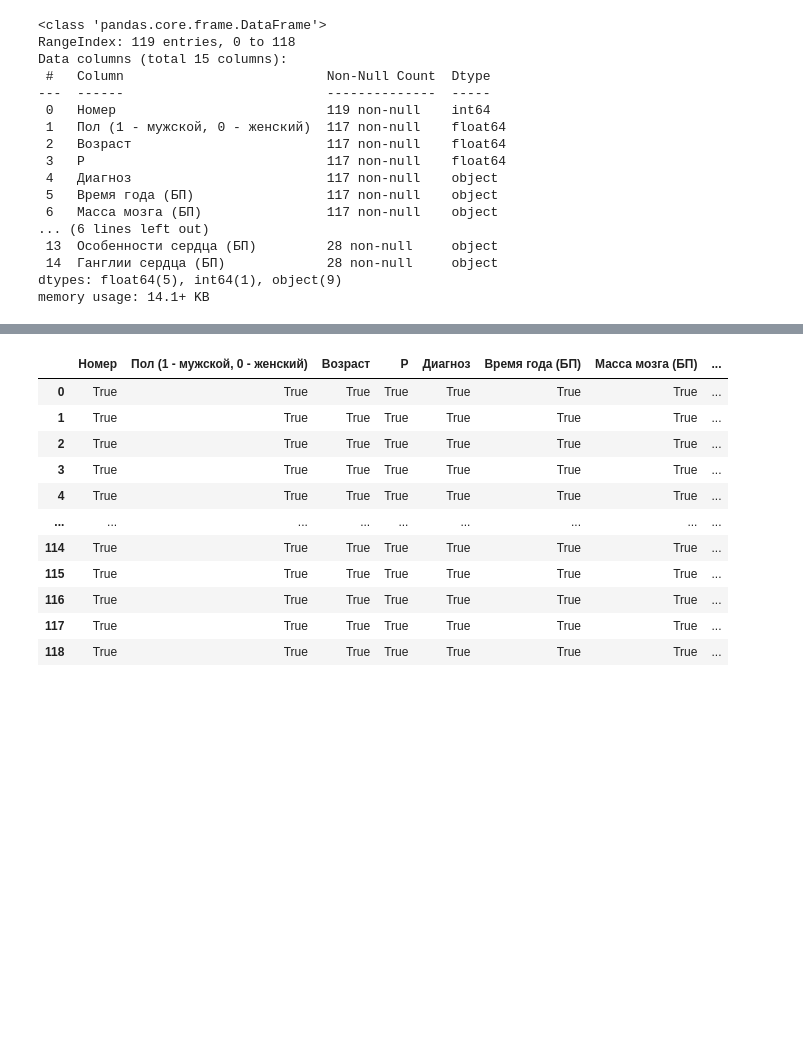
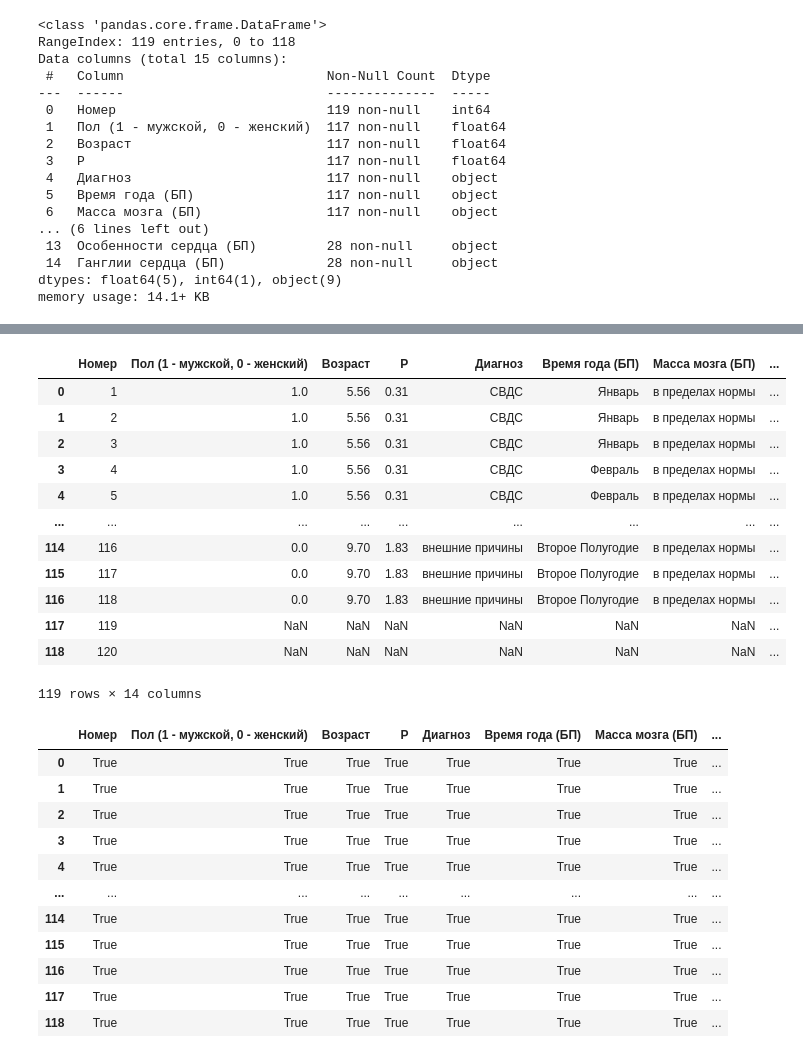
Before and after one commit to Erigardo/DataSci_Sudden_death, a Jupyter notebook: table_analyse.ipynb, the cells around one changed output, grey strips where cells are left out. Saved outputs shown, nothing was run; the diff lists cells and outputs as text; code cells hidden in the pictures; blank space fills up the shorter version.

```diff
--- a/table_analyse.ipynb
+++ b/table_analyse.ipynb
@@ -37,6 +38,6 @@ Data columns (total 15 columns):
  14  Ганглии сердца (БП)             28 non-null     object
 dtypes: float64(5), int64(1), object(9)
 memory usage: 14.1+ KB
-# %%
-# Заменим пропущенные значения средним значением по столбцу
-df_avanesyan = df_avanesyan.fillna(df_avanesyan.mean(skipna=True))
+# %%
+# Удаление неизвестной колонки №12
+df_avanesyan = df_avanesyan.drop('Unnamed: 12', axis=1)
@@ -42,0 +50,23 @@ df_avanesyan = df_avanesyan.fillna(df_avanesyan.mean(skipna=True))
+# %%
+# Исправляем названия месяцев на правильный формат
+# Функция для преобразования строки
+def capitalize_season(season):
+    # Список месяцев
+    months = ['Январь', 'Февраль', 'Март', 'Апрель',
+              'Май', 'Июнь', 'Июль', 'Август',
+              'Сентябрь', 'Октябрь', 'Ноябрь', 'Декабрь']
+    # Словосочетания с заглавной буквы
+    half_years = ['Первое полугодие', 'Второе полугодие']
+
+    # Проверка на словосочетание "Первое полугодие" или "Второе полугодие"
+    if isinstance(season, str) and season in half_years:
+        season = season.title()
+    # Если строка не является словосочетанием, то изменяем первую букву на верхний регистр, а остальные - на нижний
+    elif isinstance(season, str):
+        season = season.title().rstrip('0123456789').rstrip()
+        if season in months:
+            season = season.title()
+    return season
+
+# Применение функции capitalize_season к столбцу "Время года (БП)"
+df_avanesyan['Время года (БП)'] = df_avanesyan['Время года (БП)'].apply(capitalize_season)
@@ -43,3 +91,22 @@ df_avanesyan = df_avanesyan.fillna(df_avanesyan.mean(skipna=True))
+# %%
+# Удаляем пустые строки
+df_avanesyan = df_avanesyan.dropna(how='all', inplace=True)
+# %%
+df_avanesyan
+# %% [output]
+|  | Номер | Пол (1 - мужской, 0 - женский) | Возраст | P | Диагноз | Время года (БП) | Масса мозга (БП) | ... |
+| 0 | 1 | 1.0 | 5.56 | 0.31 | СВДС | Январь | в пределах нормы | ... |
+| 1 | 2 | 1.0 | 5.56 | 0.31 | СВДС | Январь | в пределах нормы | ... |
+| 2 | 3 | 1.0 | 5.56 | 0.31 | СВДС | Январь | в пределах нормы | ... |
+| 3 | 4 | 1.0 | 5.56 | 0.31 | СВДС | Февраль | в пределах нормы | ... |
+| 4 | 5 | 1.0 | 5.56 | 0.31 | СВДС | Февраль | в пределах нормы | ... |
+| ... | ... | ... | ... | ... | ... | ... | ... | ... |
+| 114 | 116 | 0.0 | 9.70 | 1.83 | внешние причины | Второе Полугодие | в пределах нормы | ... |
+| 115 | 117 | 0.0 | 9.70 | 1.83 | внешние причины | Второе Полугодие | в пределах нормы | ... |
+| 116 | 118 | 0.0 | 9.70 | 1.83 | внешние причины | Второе Полугодие | в пределах нормы | ... |
+| 117 | 119 | NaN | NaN | NaN | NaN | NaN | NaN | ... |
+| 118 | 120 | NaN | NaN | NaN | NaN | NaN | NaN | ... |
+119 rows × 14 columns
 # %%
 # заменяем все значения None на предшествующие значения в каждом столбце
 df_avanesyan = df_avanesyan.fillna(method='ffill')
```
Also changed, not shown: parts of 11 cells of this notebook.
